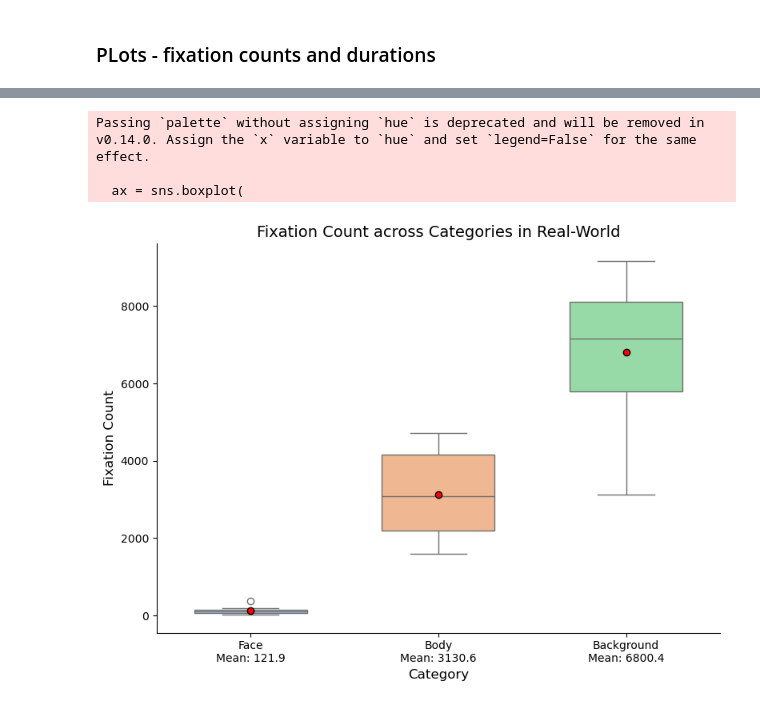
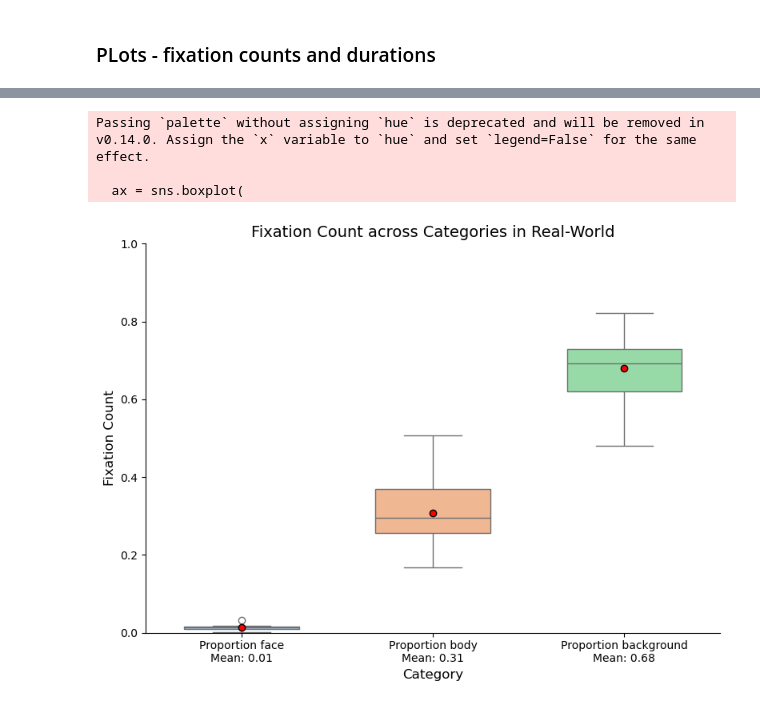
Before and after one commit to aliabugaga/Master-Thesis-Zaidan, a Jupyter notebook: fixations_analysis.ipynb, the cells around one changed output, grey strips where cells are left out. Cells and saved outputs as stored; diff of their text form; code cells hidden in the pictures.

```diff
--- a/fixations_analysis.ipynb
+++ b/fixations_analysis.ipynb
@@ -213,20 +256,24 @@ memory usage: 275.6+ KB
 # %%
 # making a df with one row per participant (combining recordings)
 
-#duration_metrics = ['mean', 'min', 'max', 'sum', 'median'] #prob don't need
+duration_metrics = ['median'] #prob don't need
 
 agg_dict = {
     **{f"{ft} fixations": "sum" for ft in fixation_types},
     "Total fixations": "sum",
     "Face detections": "sum",
-    "Body detections": "sum"
-}
+    "Body detections": "sum",
 # fix this if i do correlation per participant
-""" **{
+    **{
         f"{ft} {stat} duration (ms)": "mean"
         for ft in fixation_types
         for stat in duration_metrics
-    }} """
+     }}
 
 participant_fixations_summary = fixation_analysis_df.groupby("Participant").agg(agg_dict).reset_index()
+
+# proportion of each fixation type
+participant_fixations_summary['proportion face'] = participant_fixations_summary['face fixations'] / participant_fixations_summary['Total fixations']
+participant_fixations_summary['proportion body'] = participant_fixations_summary['body fixations'] / participant_fixations_summary['Total fixations']
+participant_fixations_summary['proportion background'] = participant_fixations_summary['background fixations'] / participant_fixations_summary['Total fixations']
 # %% [markdown]
@@ -758,8 +748,14 @@ display(summary_df)
 # %%
 ### Fixation count per category box plot
 
+# proportion of each fixation type
+participant_fixations_summary['proportion face'] = participant_fixations_summary['face fixations'] / participant_fixations_summary['Total fixations']
+participant_fixations_summary['proportion body'] = participant_fixations_summary['body fixations'] / participant_fixations_summary['Total fixations']
+participant_fixations_summary['proportion background'] = participant_fixations_summary['background fixations'] / participant_fixations_summary['Total fixations']
+
+
 # getting fixation count columns and participant number
-fixation_cols = ['face fixations', 'body fixations', 'background fixations']
+fixation_cols = ['proportion face', 'proportion body', 'proportion background']
 fixation_data = participant_fixations_summary[['Participant'] + fixation_cols]
 
 # reshaping df to a long format
@@ -778,35 +774,36 @@ category_order = [col.replace(' fixations', '').capitalize() for col in fixation
 group_means = fixation_melted.groupby('Category')['Fixation Count'].mean()
 
 # making labels with category + mean
-new_labels = [f"{cat}\nMean: {group_means[cat]:.1f}" for cat in category_order]
+new_labels = [f"{cat}\nMean: {group_means[cat]:.2f}" for cat in category_order]
 
 # box-plot
 plt.figure(figsize=(8, 6))
 ax = sns.boxplot(
     data=fixation_melted,
     x='Category',
     y='Fixation Count',
     order=category_order,
     palette='pastel',
     showmeans=True,
     meanprops={"marker": "o", "markerfacecolor": "red", "markeredgecolor": "black"},
     width=0.6
 )
 
 # x-axis tick labels with category + mean
 ax.set_xticklabels(new_labels)
 
 ax.set_title("Fixation Count across Categories in Real-World", fontsize=14)
 ax.set_ylabel("Fixation Count", fontsize=12)
 ax.set_xlabel("Category", fontsize=12)
+ax.set_ylim(0,1)  # setting y-axis limits
 sns.despine()
 plt.tight_layout()
 plt.show()
 # %% [output]
 Passing `palette` without assigning `hue` is deprecated and will be removed in v0.14.0. Assign the `x` variable to `hue` and set `legend=False` for the same effect.
 
   ax = sns.boxplot(
-[figure, old version]
+[figure, new version]
 # %%
 #### Fixation durations median + median absolute value for all recordings per category
 
```
Also changed, not shown: parts of 29 cells of this notebook, 5 other files.
